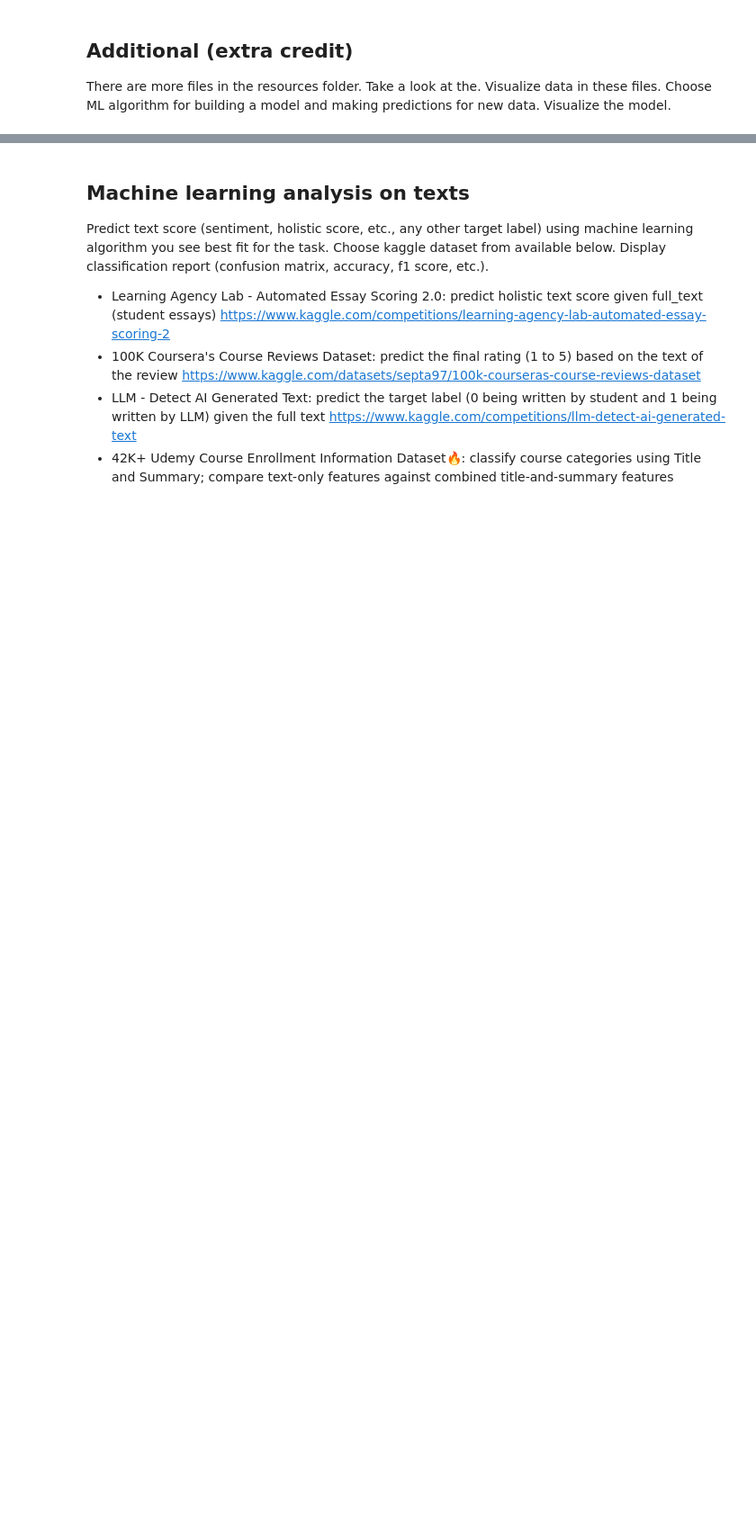
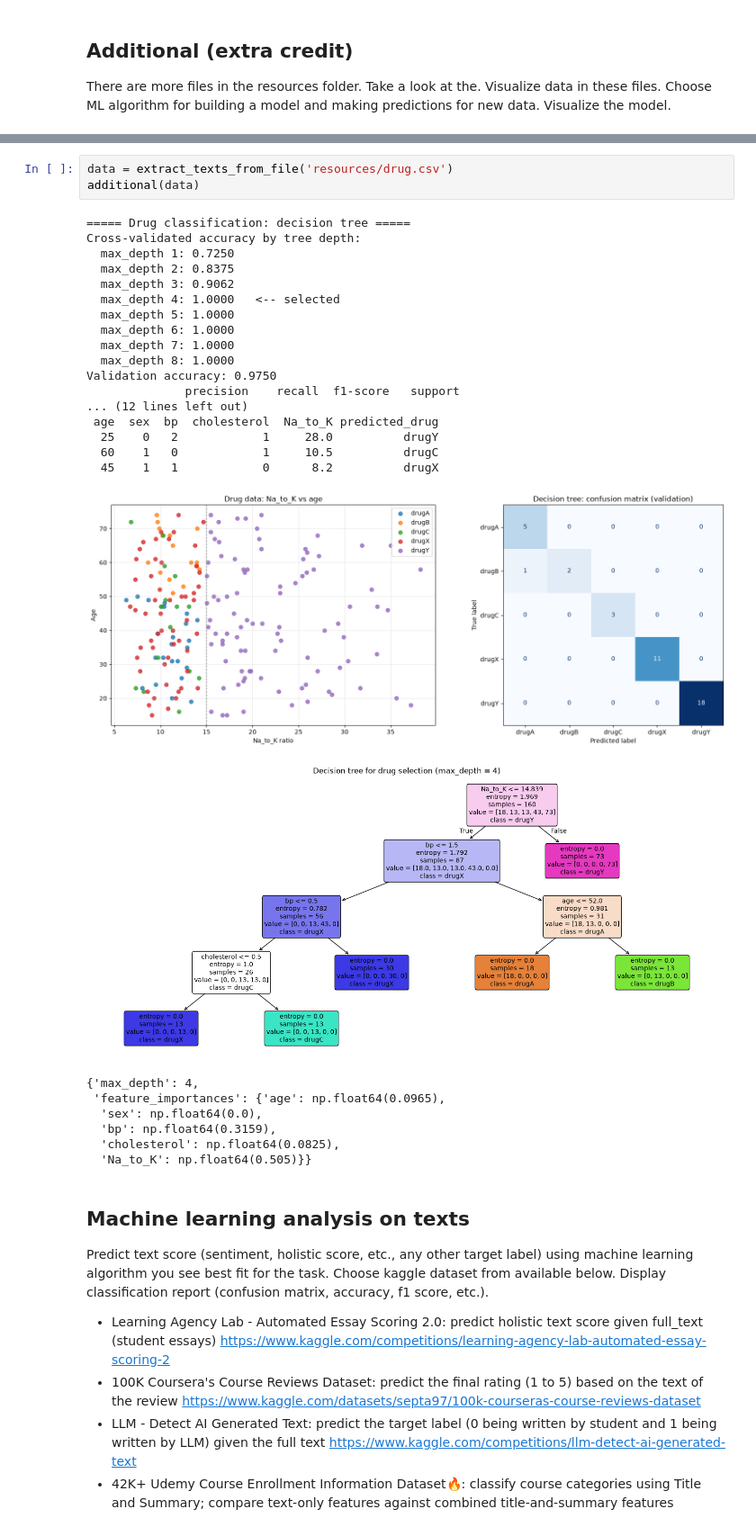
Before and after one commit to maxvonlancaster/ida-labs, a Jupyter notebook: assignement-3.ipynb, the cells around one changed output, grey strips where cells are left out. Shown at 90% size. Drawn from its saved outputs; the diff is of its cells as text; blank space fills up the shorter version.

```diff
--- a/assignement-3.ipynb
+++ b/assignement-3.ipynb
@@ -149,3 +664,32 @@ additional(data)
+# %%
+data = extract_texts_from_file('resources/drug.csv')
+additional(data)
+# %% [output]
+===== Drug classification: decision tree =====
+Cross-validated accuracy by tree depth:
+  max_depth 1: 0.7250
+  max_depth 2: 0.8375
+  max_depth 3: 0.9062
+  max_depth 4: 1.0000   <-- selected
+  max_depth 5: 1.0000
+  max_depth 6: 1.0000
+  max_depth 7: 1.0000
+  max_depth 8: 1.0000
+Validation accuracy: 0.9750
+              precision    recall  f1-score   support
+... (12 lines left out)
+ age  sex  bp  cholesterol  Na_to_K predicted_drug
+  25    0   2            1     28.0          drugY
+  60    1   0            1     10.5          drugC
+  45    1   1            0      8.2          drugX
+[figure, added]
+[figure, added]
+{'max_depth': 4,
+ 'feature_importances': {'age': np.float64(0.0965),
+  'sex': np.float64(0.0),
+  'bp': np.float64(0.3159),
+  'cholesterol': np.float64(0.0825),
+  'Na_to_K': np.float64(0.505)}}
 # %% [markdown]
 ## Machine learning analysis on texts
 
```
Also changed, not shown: parts of 9 cells of this notebook.
